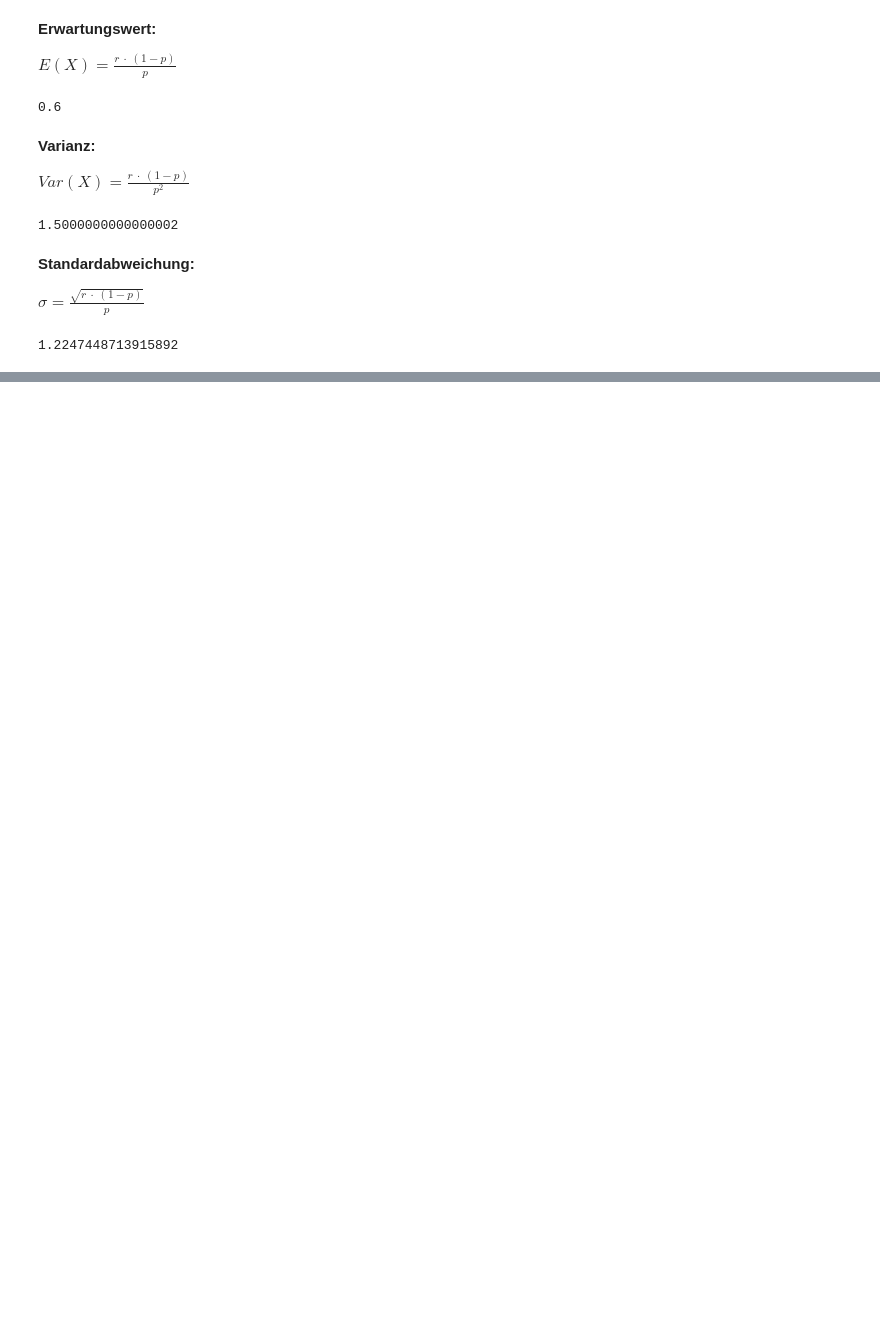
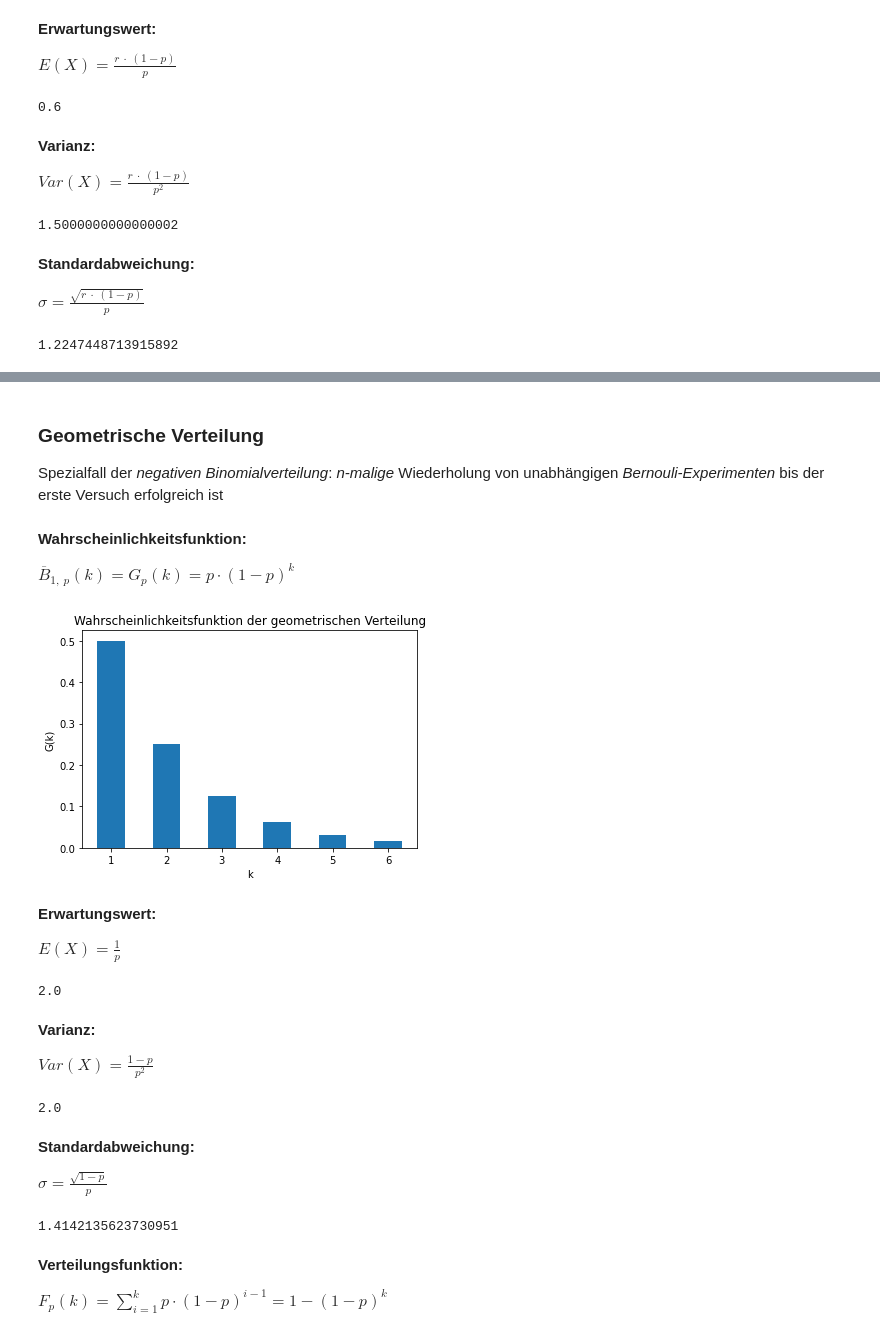
Before and after one commit to nicokossmann/Wahrscheinlichkeitsverteilungen, a Jupyter notebook: statistik.ipynb, the cells around one changed output, grey strips where cells are left out. Cells and saved outputs as stored; diff of their text form; code cells hidden in the pictures; blank space fills up the shorter version.

Commit message:
added geometrische Verteilung

```diff
--- a/statistik.ipynb
+++ b/statistik.ipynb
@@ -286,0 +290,53 @@ plt.show()
+# %% [markdown]
+### Geometrische Verteilung
+
+Spezialfall der *negativen Binomialverteilung*: *n-malige* Wiederholung von unabhängigen *Bernouli-Experimenten* bis der erste Versuch erfolgreich ist
+# %% [markdown]
+**Wahrscheinlichkeitsfunktion:**
+
+$\overline{B}_{1,\ p}(k)=G_{p}(k)= p \cdot (1-p)^{k}$
+# %%
+from scipy.stats import geom
+
+p = 0.5
+n = 6
+
+k = np.arange(1, n+1)
+geo = np.array(geom.pmf(k, p))
+# %%
+plt.bar(k, geo, width=0.5)
+plt.title("Wahrscheinlichkeitsfunktion der geometrischen Verteilung")
+plt.xlabel("k")
+plt.ylabel("G(k)")
+plt.show()
+# %% [output]
+[figure, added]
+# %% [markdown]
+**Erwartungswert:**
+
+$E(X)= \frac{1}{p}$
+# %%
+geo = geom(p)
+geo.expect()
+# %% [output]
+2.0
+# %% [markdown]
+**Varianz:**
+
+$Var(X) = \frac{1-p}{p^{2}}$
+# %%
+geo.var()
+# %% [output]
+2.0
+# %% [markdown]
+**Standardabweichung:**
+
+$\sigma = \frac{\sqrt{1-p}}{p}$
+# %%
+geo.std()
+# %% [output]
+1.4142135623730951
+# %% [markdown]
+**Verteilungsfunktion:**
+
+$F_{p}(k) = \sum_{i=1}^{k}p \cdot (1-p)^{i-1} = 1-(1-p)^{k}$
```
Also changed, not shown: parts of 7 cells of this notebook.
